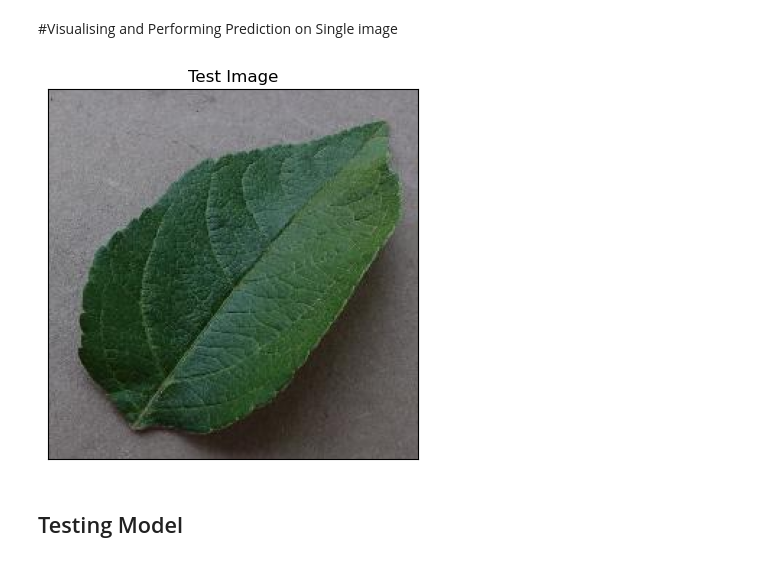
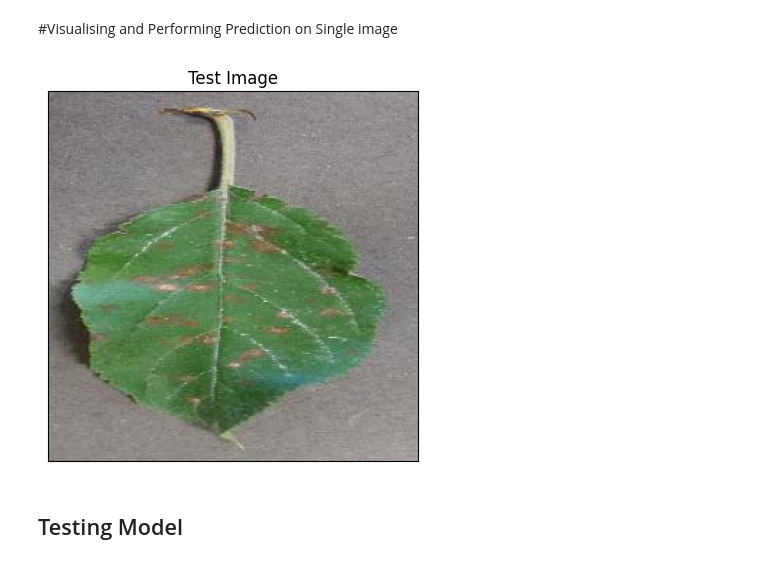
Before and after one commit to ArNAB-0053/groot-web-app, a Jupyter notebook: Test_plant_disease.ipynb, the cells around one changed output. Drawn from its saved outputs; the diff is of its cells as text; code cells hidden in the pictures.

```diff
--- a/Test_plant_disease.ipynb
+++ b/Test_plant_disease.ipynb
@@ -51,18 +45,18 @@ cnn = tf.keras.models.load_model('trained_plant_disease_model.h5')
 # %%
 #Test Image Visualization
 import cv2
-image_path = 'test/test/healthyappleMy2.JPG'
+image_path = 'test/test/AppleCedarRust2.JPG'
 # Reading an image in default mode
 img = cv2.imread(image_path)
 img = cv2.cvtColor(img,cv2.COLOR_BGR2RGB) #Converting BGR to RGB
 # Displaying the image
 plt.imshow(img)
 plt.title('Test Image')
 plt.xticks([])
 plt.yticks([])
 plt.show()
 # %% [output]
-[figure, old version]
+[figure, new version]
 # %% [markdown]
 ## Testing Model
 # %%
```
Also changed, not shown: parts of 6 cells of this notebook, 10 other files.
